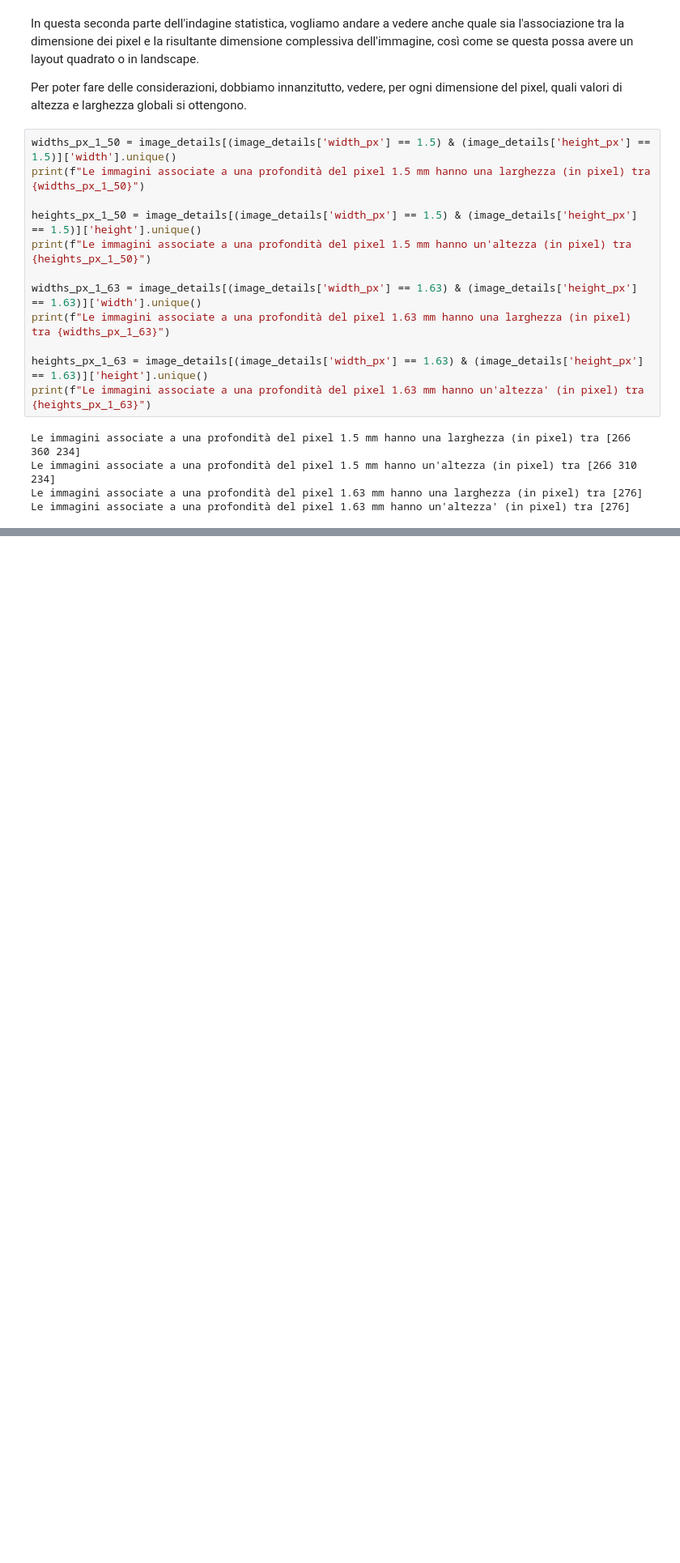
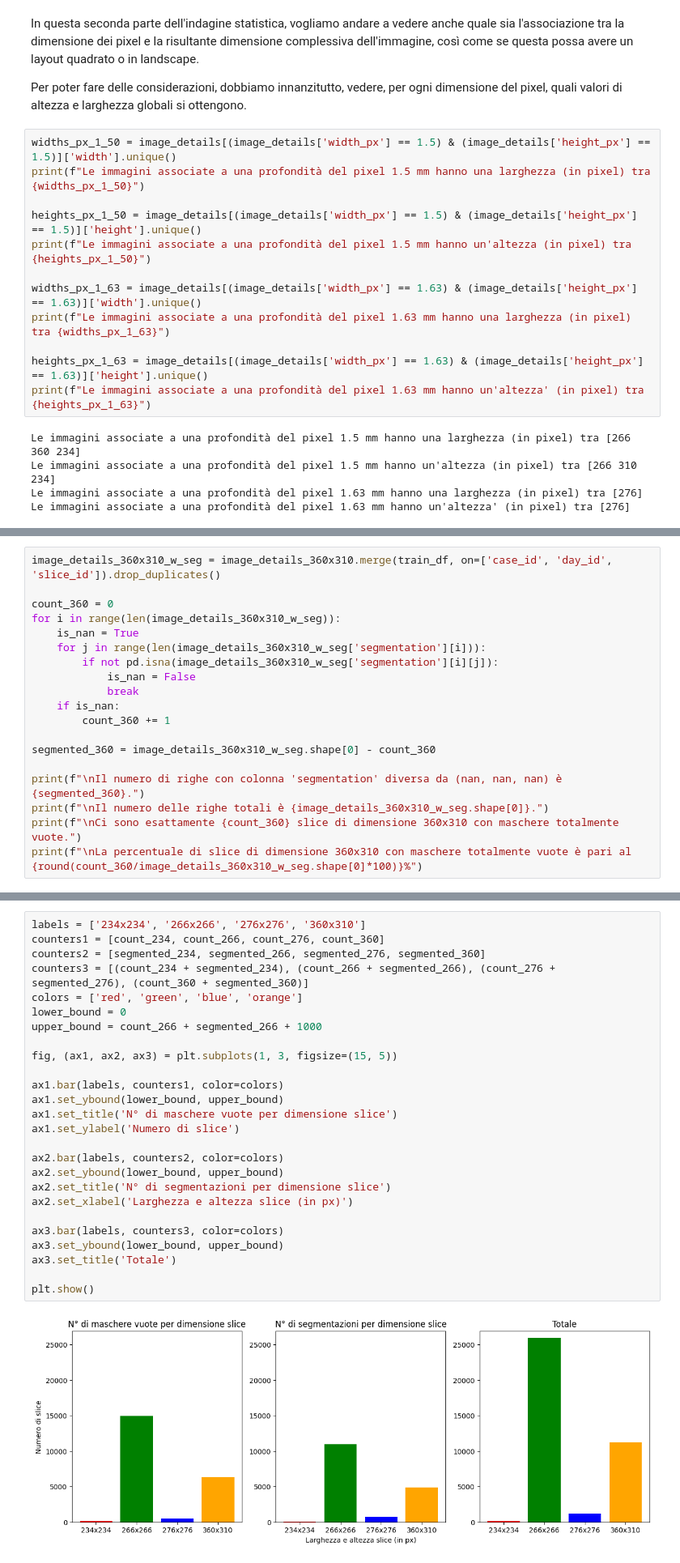
Before and after one commit to justdoit1897/BD-Image-Segmentation-Project, a Jupyter notebook: notebook.ipynb, the cells around one changed output, grey strips where cells are left out. Shown at 81% size. Saved outputs shown, nothing was run; the diff lists cells and outputs as text; blank space fills up the shorter version.

Commit message:
Updated 'til segmentation/dimension stats

```diff
--- a/notebook.ipynb
+++ b/notebook.ipynb
@@ -500,0 +543,19 @@ image_details_360x310.head()
+# %%
+image_details_360x310_w_seg = image_details_360x310.merge(train_df, on=['case_id', 'day_id', 'slice_id']).drop_duplicates()
+
+count_360 = 0
+for i in range(len(image_details_360x310_w_seg)):
+    is_nan = True
+    for j in range(len(image_details_360x310_w_seg['segmentation'][i])):
+        if not pd.isna(image_details_360x310_w_seg['segmentation'][i][j]):
+            is_nan = False
+            break
+    if is_nan:
+        count_360 += 1
+
+segmented_360 = image_details_360x310_w_seg.shape[0] - count_360
+
+print(f"\nIl numero di righe con colonna 'segmentation' diversa da (nan, nan, nan) è {segmented_360}.")
+print(f"\nIl numero delle righe totali è {image_details_360x310_w_seg.shape[0]}.")
+print(f"\nCi sono esattamente {count_360} slice di dimensione 360x310 con maschere totalmente vuote.")
+print(f"\nLa percentuale di slice di dimensione 360x310 con maschere totalmente vuote è pari al {round(count_360/image_details_360x310_w_seg.shape[0]*100)}%")
@@ -500,0 +579,28 @@ image_details_360x310.head()
+# %%
+labels = ['234x234', '266x266', '276x276', '360x310']
+counters1 = [count_234, count_266, count_276, count_360]
+counters2 = [segmented_234, segmented_266, segmented_276, segmented_360]
+counters3 = [(count_234 + segmented_234), (count_266 + segmented_266), (count_276 + segmented_276), (count_360 + segmented_360)]
+colors = ['red', 'green', 'blue', 'orange']
+lower_bound = 0
+upper_bound = count_266 + segmented_266 + 1000
+
+fig, (ax1, ax2, ax3) = plt.subplots(1, 3, figsize=(15, 5))
+
+ax1.bar(labels, counters1, color=colors)
+ax1.set_ybound(lower_bound, upper_bound)
+ax1.set_title('N° di maschere vuote per dimensione slice')
+ax1.set_ylabel('Numero di slice')
+
+ax2.bar(labels, counters2, color=colors)
+ax2.set_ybound(lower_bound, upper_bound)
+ax2.set_title('N° di segmentazioni per dimensione slice')
+ax2.set_xlabel('Larghezza e altezza slice (in px)')
+
+ax3.bar(labels, counters3, color=colors)
+ax3.set_ybound(lower_bound, upper_bound)
+ax3.set_title('Totale')
+
+plt.show()
+# %% [output]
+[figure, added]
```
Also changed, not shown: parts of 49 cells of this notebook.
